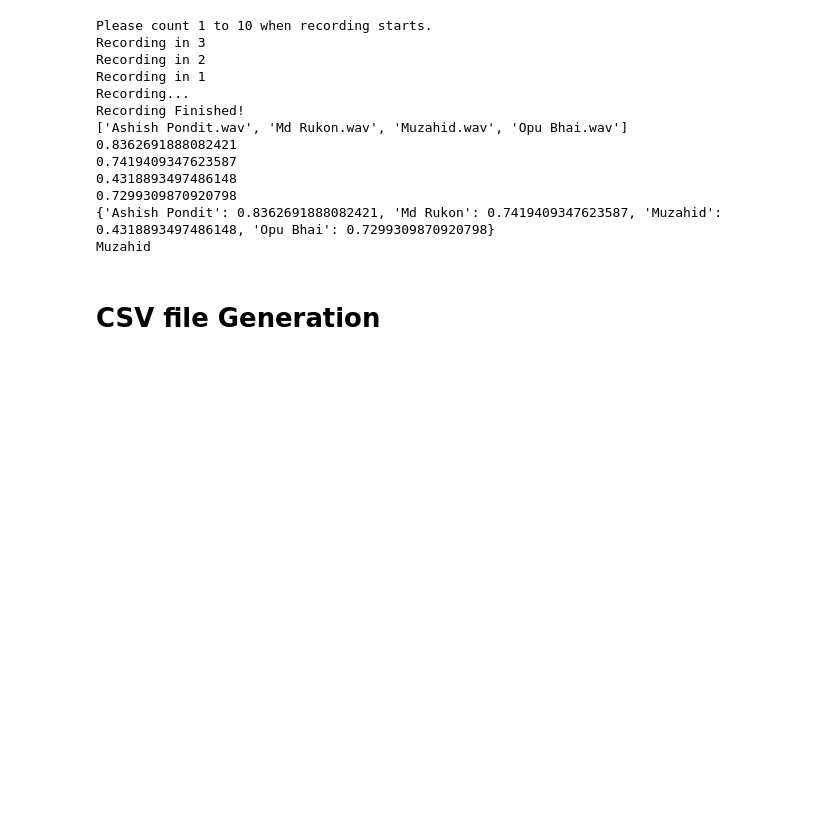
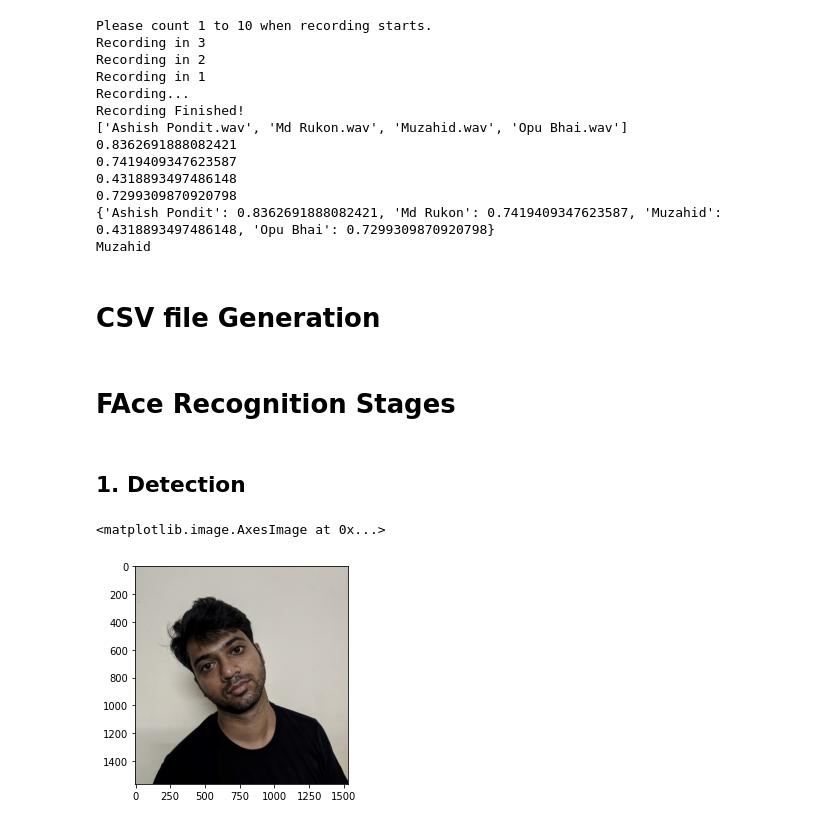
Before and after one commit to rukon023/ExamProctoringSystem, a Jupyter notebook: ModuleTest.ipynb, the cells around one changed output. Cells and saved outputs as stored; diff of their text form; code cells hidden in the pictures; blank space fills up the shorter version.

Commit message:
Added face recognition from image function

```diff
--- a/ModuleTest.ipynb
+++ b/ModuleTest.ipynb
@@ -726,3 +779,5 @@ with open('large.csv','a') as f1:
     for i in range(10):
         row = [i] + [i + j*0.2 for j in range(i+1)]
         writer.writerow(row)
+# %% [markdown]
+# FAce Recognition Stages
@@ -728,0 +793,9 @@ with open('large.csv','a') as f1:
+# %% [markdown]
+## 1. Detection
+# %%
+img_path = r"FaceRecognitionModule\FaceRecognitionStages\pondit1.jpg"
+image = plt.imread(img_path)
+plt.imshow(image)
+# %% [output]
+<matplotlib.image.AxesImage at 0x...>
+[figure, added]
```
Also changed, not shown: parts of 32 cells of this notebook, 15 other files.
